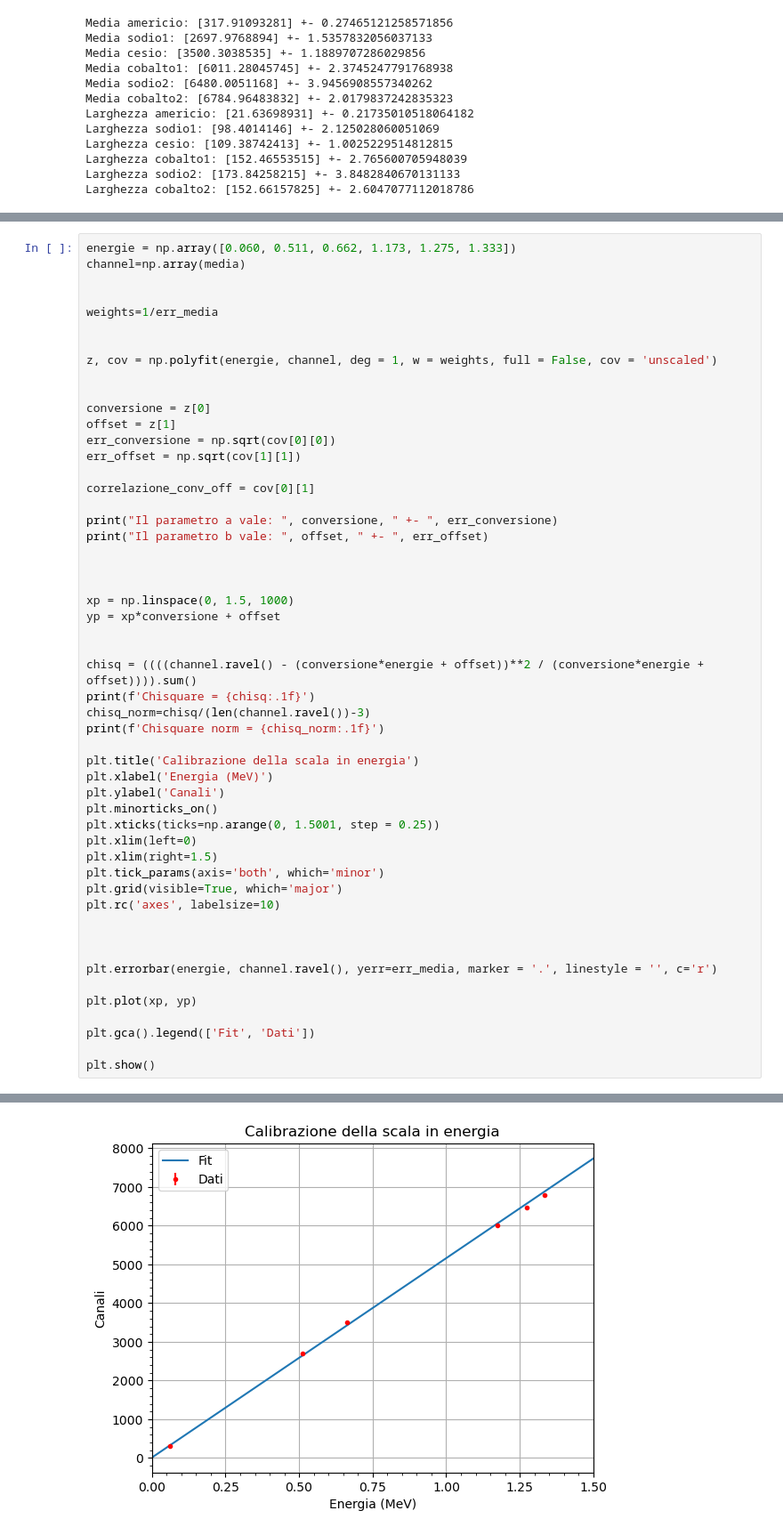
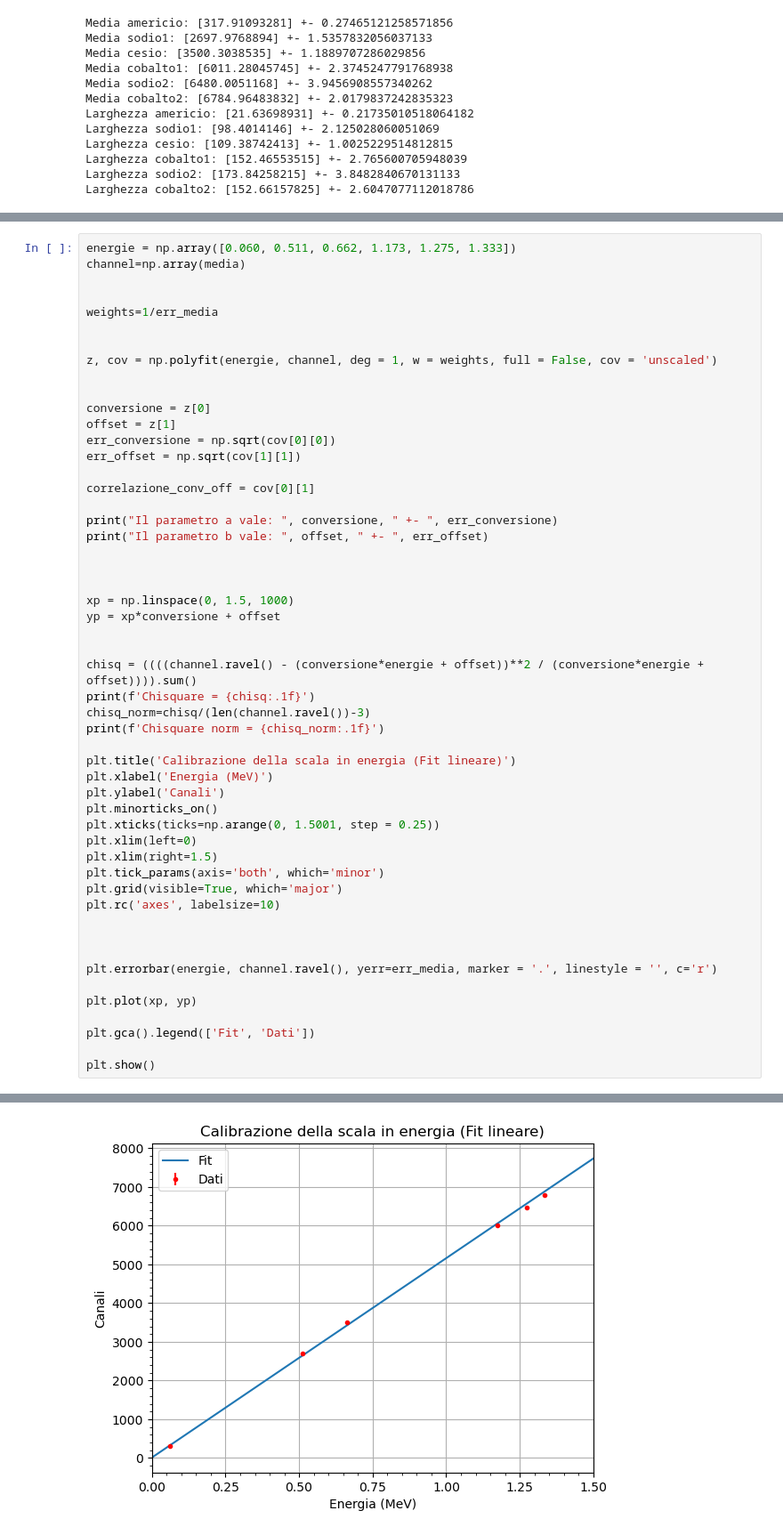
Before and after one commit to ChrisTangaNunz/particle-lab, a Jupyter notebook: asd.ipynb, the cells around one changed output, grey strips where cells are left out. Shown at 89% size. Drawn from its saved outputs; the diff is of its cells as text.

```diff
--- a/asd.ipynb
+++ b/asd.ipynb
@@ -154,35 +155,35 @@ yp = xp*conversione + offset
 
 chisq = ((((channel.ravel() - (conversione*energie + offset))**2 / (conversione*energie + offset)))).sum()
 print(f'Chisquare = {chisq:.1f}')
 chisq_norm=chisq/(len(channel.ravel())-3)
 print(f'Chisquare norm = {chisq_norm:.1f}')
 
-plt.title('Calibrazione della scala in energia')
+plt.title('Calibrazione della scala in energia (Fit lineare)')
 plt.xlabel('Energia (MeV)')
 plt.ylabel('Canali')
 plt.minorticks_on()
 plt.xticks(ticks=np.arange(0, 1.5001, step = 0.25))
 plt.xlim(left=0)
 plt.xlim(right=1.5)
 plt.tick_params(axis='both', which='minor')
 plt.grid(visible=True, which='major')
 plt.rc('axes', labelsize=10)
 
 
 
 plt.errorbar(energie, channel.ravel(), yerr=err_media, marker = '.', linestyle = '', c='r')
 
 plt.plot(xp, yp)
 
 plt.gca().legend(['Fit', 'Dati'])
 
 plt.show()
 # %% [output]
 Il parametro a vale:  [5149.21453271]  +-  [1.02198668]
 Il parametro b vale:  [12.22366967]  +-  [0.29663892]
 Chisquare = 5.9
 Chisquare norm = 2.0
-[figure, old version]
+[figure, new version]
 # %%
 energie = np.array([0.060, 0.511, 0.662, 1.173, 1.275, 1.333])
 channel=np.array(media)
```
Also changed, not shown: parts of 6 cells of this notebook.
